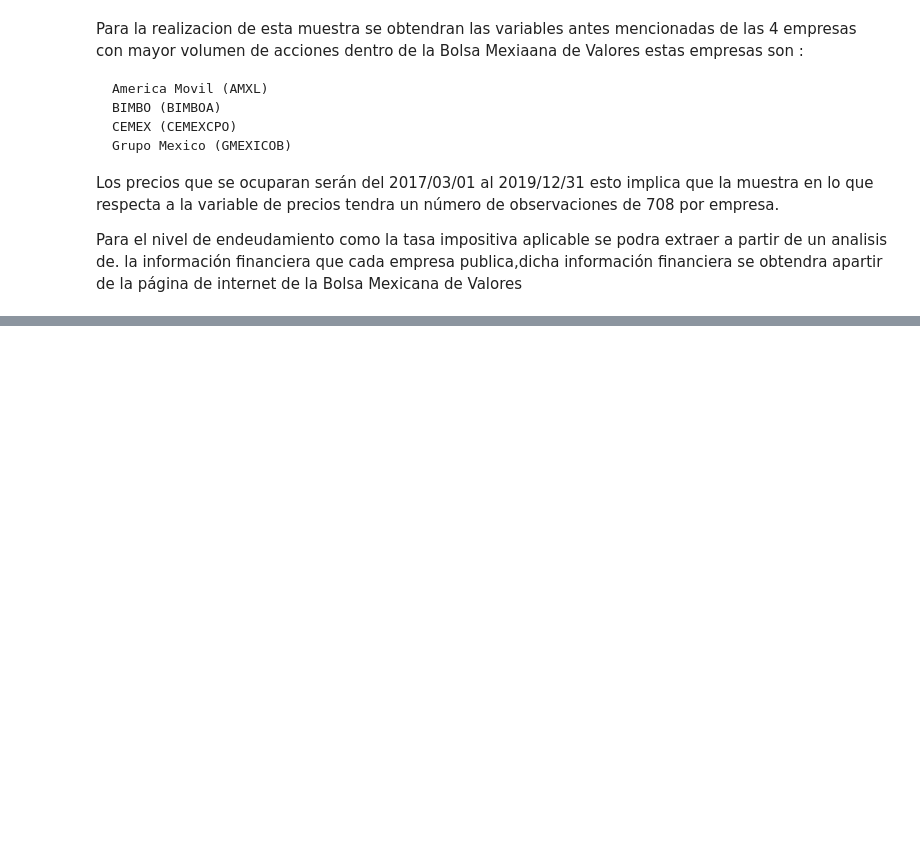
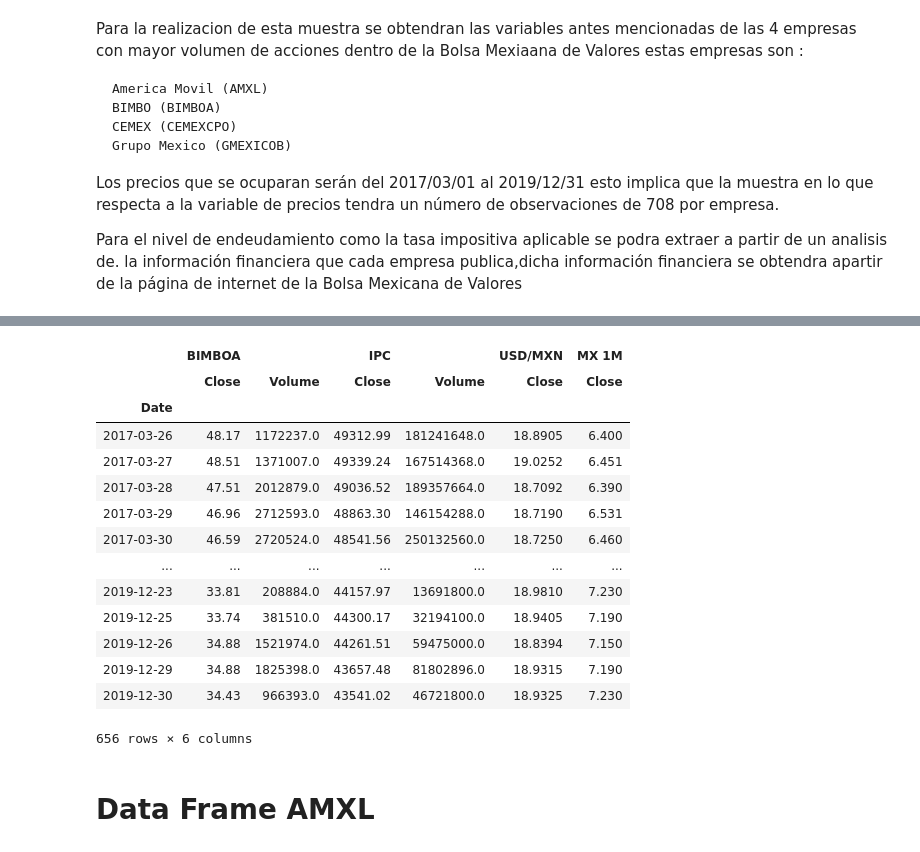
Before and after one commit to manueldiazrod97/trabajo_econometria_7, a Jupyter notebook: Proyecto Logit-GanarBolsa_2.ipynb, the cells around one changed output, grey strips where cells are left out. Drawn from its saved outputs; the diff is of its cells as text; code cells hidden in the pictures; blank space fills up the shorter version.

```diff
--- a/Proyecto Logit-GanarBolsa_2.ipynb
+++ b/Proyecto Logit-GanarBolsa_2.ipynb
@@ -224,0 +212,24 @@ df_CEMEXCPO
+# %%
+dfbimboa = pd.concat([df_BIMBOA,df_IPC,df_usdmxn,df_bonds],axis=1,
+                    keys=("BIMBOA","IPC","USD/MXN","MX 1M"))
+dfbimboa = dfbimboa.dropna()
+# %%
+dfbimboa
+# %% [output]
+|  | BIMBOA |  | IPC |  | USD/MXN | MX 1M |
+|  | Close | Volume | Close | Volume | Close | Close |
+| Date |  |  |  |  |  |  |
+| 2017-03-26 | 48.17 | 1172237.0 | 49312.99 | 181241648.0 | 18.8905 | 6.400 |
+| 2017-03-27 | 48.51 | 1371007.0 | 49339.24 | 167514368.0 | 19.0252 | 6.451 |
+| 2017-03-28 | 47.51 | 2012879.0 | 49036.52 | 189357664.0 | 18.7092 | 6.390 |
+| 2017-03-29 | 46.96 | 2712593.0 | 48863.30 | 146154288.0 | 18.7190 | 6.531 |
+| 2017-03-30 | 46.59 | 2720524.0 | 48541.56 | 250132560.0 | 18.7250 | 6.460 |
+| ... | ... | ... | ... | ... | ... | ... |
+| 2019-12-23 | 33.81 | 208884.0 | 44157.97 | 13691800.0 | 18.9810 | 7.230 |
+| 2019-12-25 | 33.74 | 381510.0 | 44300.17 | 32194100.0 | 18.9405 | 7.190 |
+| 2019-12-26 | 34.88 | 1521974.0 | 44261.51 | 59475000.0 | 18.8394 | 7.150 |
+| 2019-12-29 | 34.88 | 1825398.0 | 43657.48 | 81802896.0 | 18.9315 | 7.190 |
+| 2019-12-30 | 34.43 | 966393.0 | 43541.02 | 46721800.0 | 18.9325 | 7.230 |
+656 rows × 6 columns
+# %% [markdown]
+# Data Frame AMXL
```
Also changed, not shown: parts of 35 cells of this notebook.
